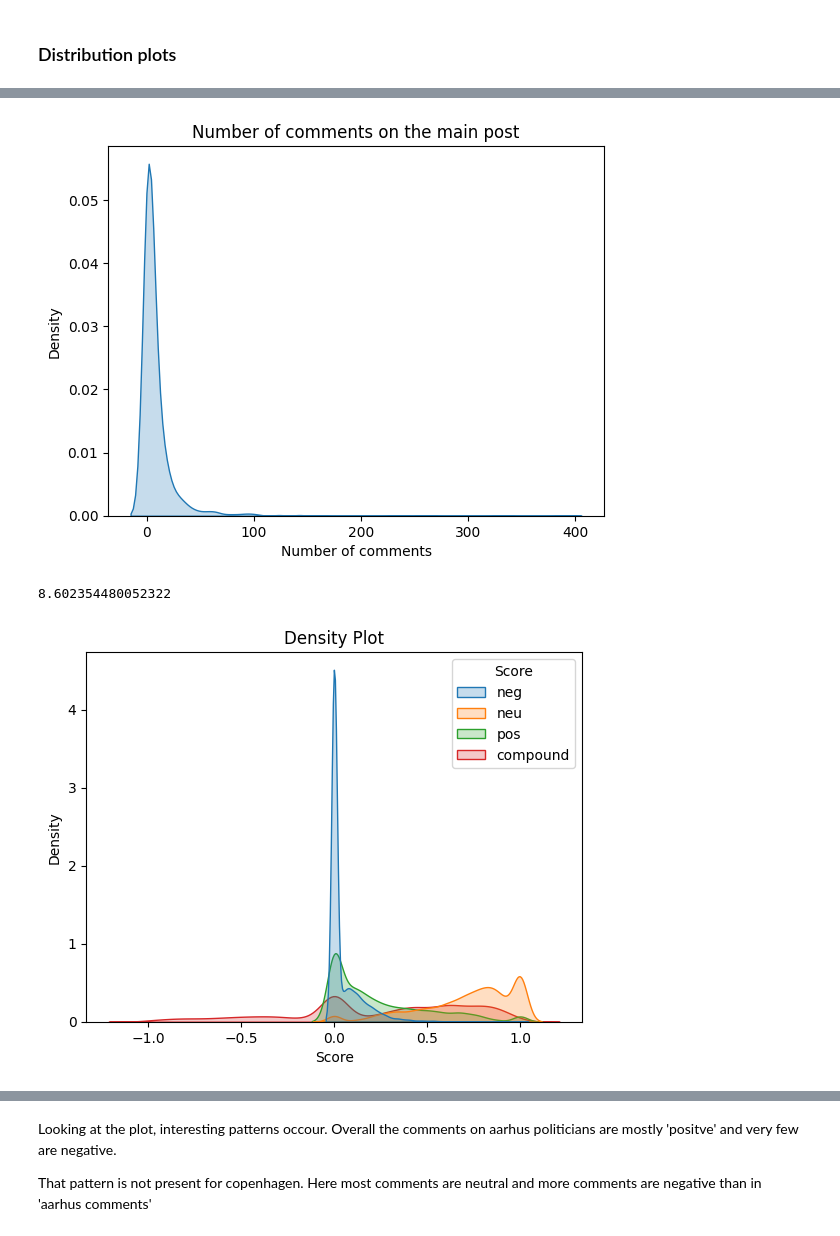
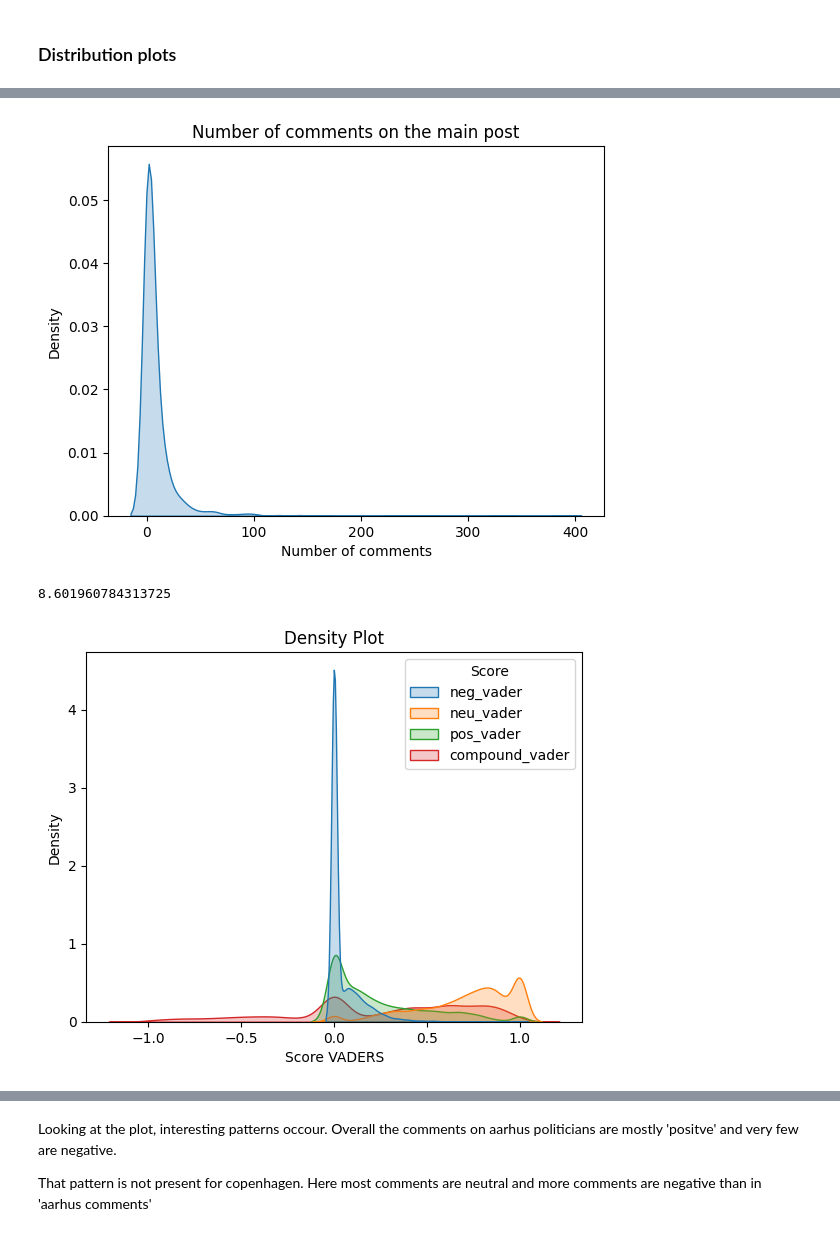
Before and after one commit to idadencker/STANDBY, a Jupyter notebook: Scripts/analysis_standby.ipynb, the cells around one changed output, grey strips where cells are left out. Cells and saved outputs as stored; diff of their text form; code cells hidden in the pictures.

Commit message:
finished all 5 sentiments plus new plots

```diff
--- a/Scripts/analysis_standby.ipynb
+++ b/Scripts/analysis_standby.ipynb
@@ -179,8 +183,0 @@ Requirement already satisfied: six>=1.5 in /Library/Frameworks/Python.framework/
-# %%
-import numpy as np
-import matplotlib.pylab as plt
-import seaborn as sns
-plt.style.use('ggplot')
-
-import nltk
-#from tqdm.notebook import tqdm
@@ -911,7 +720,7 @@ Requirement already satisfied: six>=1.5 in /Library/Frameworks/Python.framework/
 Note: you may need to restart the kernel to use updated packages.
 # %%
 #read in data with the sentiment scores
-data_w_sentiment = pd.read_csv('/Users/idahelenedencker/Desktop/STANDBY/vaders_roberta_bert.csv')
+data_w_sentiment = pd.read_csv('/Users/idahelenedencker/Desktop/STANDBY/Sentiment CSV files/5_types_sen.csv')
 
 #reduce the data to only include posts that has comments and exclude the main post, so we only have the facebook comments
 reduced = data_w_sentiment[data_w_sentiment['has_comments'] != 0]
@@ -1089,21 +898,21 @@ plt.show()
 mainpost_df.loc[:, 'total_n_comments'].mean()
 # %% [output]
 [figure]
-8.602354480052322
+8.601960784313725
 # %%
 #density plot of the vaders scores
 
 # Melt the DataFrame to have scores in one column and their corresponding types in another
-melted_df = pd.melt(reduced, value_vars=['neg', 'neu', 'pos', 'compound'], var_name='Score')
+melted_df = pd.melt(reduced, value_vars=['neg_vader', 'neu_vader', 'pos_vader', 'compound_vader'], var_name='Score')
 
 # Plot a density plot
 sns.kdeplot(data=melted_df, x='value', hue='Score', fill=True)
 
 # Add labels to the plot
-plt.xlabel('Score')
+plt.xlabel('Score VADERS')
 plt.ylabel('Density')
 plt.title('Density Plot')
 
 plt.show()
 # %% [output]
-[figure, old version]
+[figure, new version]
```
Also changed, not shown: parts of 53 cells of this notebook, 10 other files.
